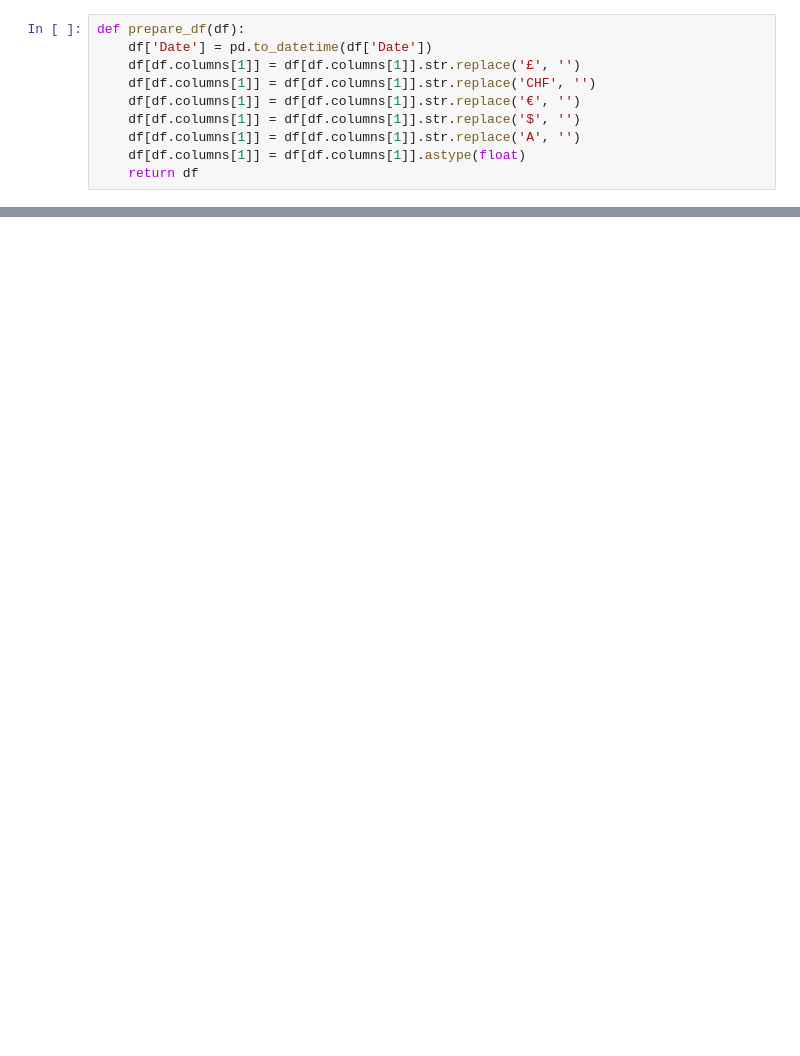
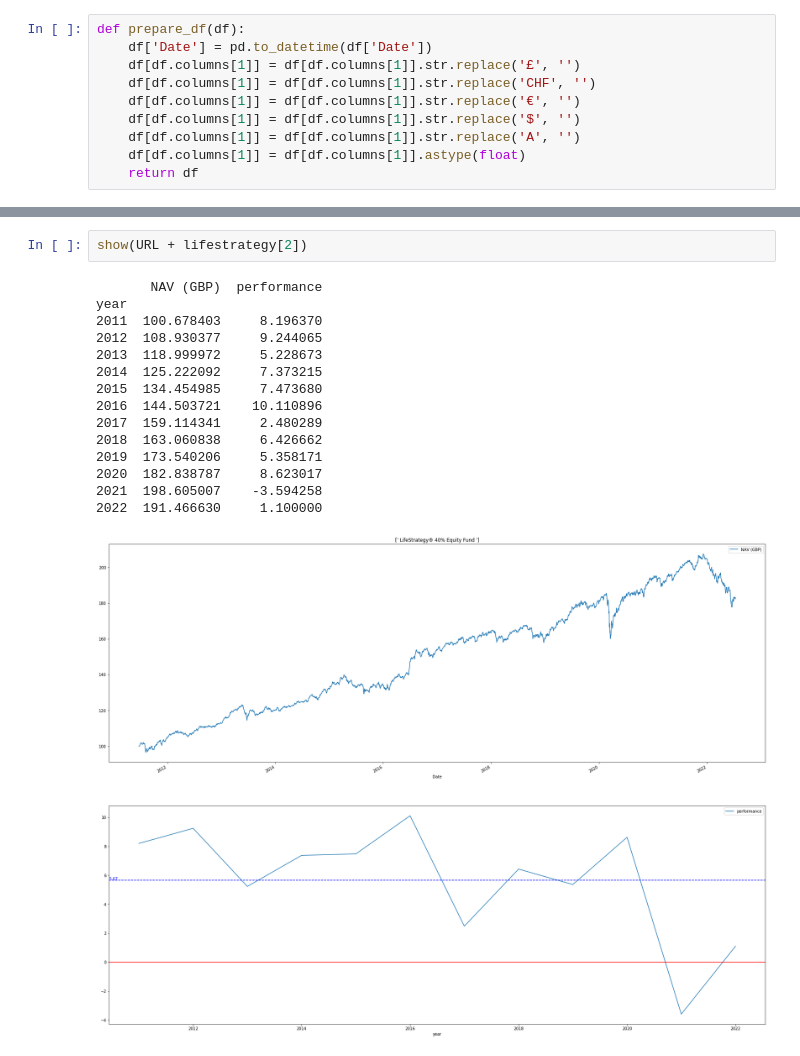
Before and after one commit to weronikazak/Intrinsic_Value, a Jupyter notebook: Vanguard/Graphs.ipynb, the cells around one changed output, grey strips where cells are left out. Cells and saved outputs as stored; diff of their text form; blank space fills up the shorter version.

```diff
--- a/Vanguard/Graphs.ipynb
+++ b/Vanguard/Graphs.ipynb
@@ -154,0 +160,18 @@ def prepare_df(df):
+# %%
+show(URL + lifestrategy[2])
+# %% [output]
+       NAV (GBP)  performance
+year
+2011  100.678403     8.196370
+2012  108.930377     9.244065
+2013  118.999972     5.228673
+2014  125.222092     7.373215
+2015  134.454985     7.473680
+2016  144.503721    10.110896
+2017  159.114341     2.480289
+2018  163.060838     6.426662
+2019  173.540206     5.358171
+2020  182.838787     8.623017
+2021  198.605007    -3.594258
+2022  191.466630     1.100000
+[figure, added]
```
Also changed, not shown: parts of 10 cells of this notebook.
